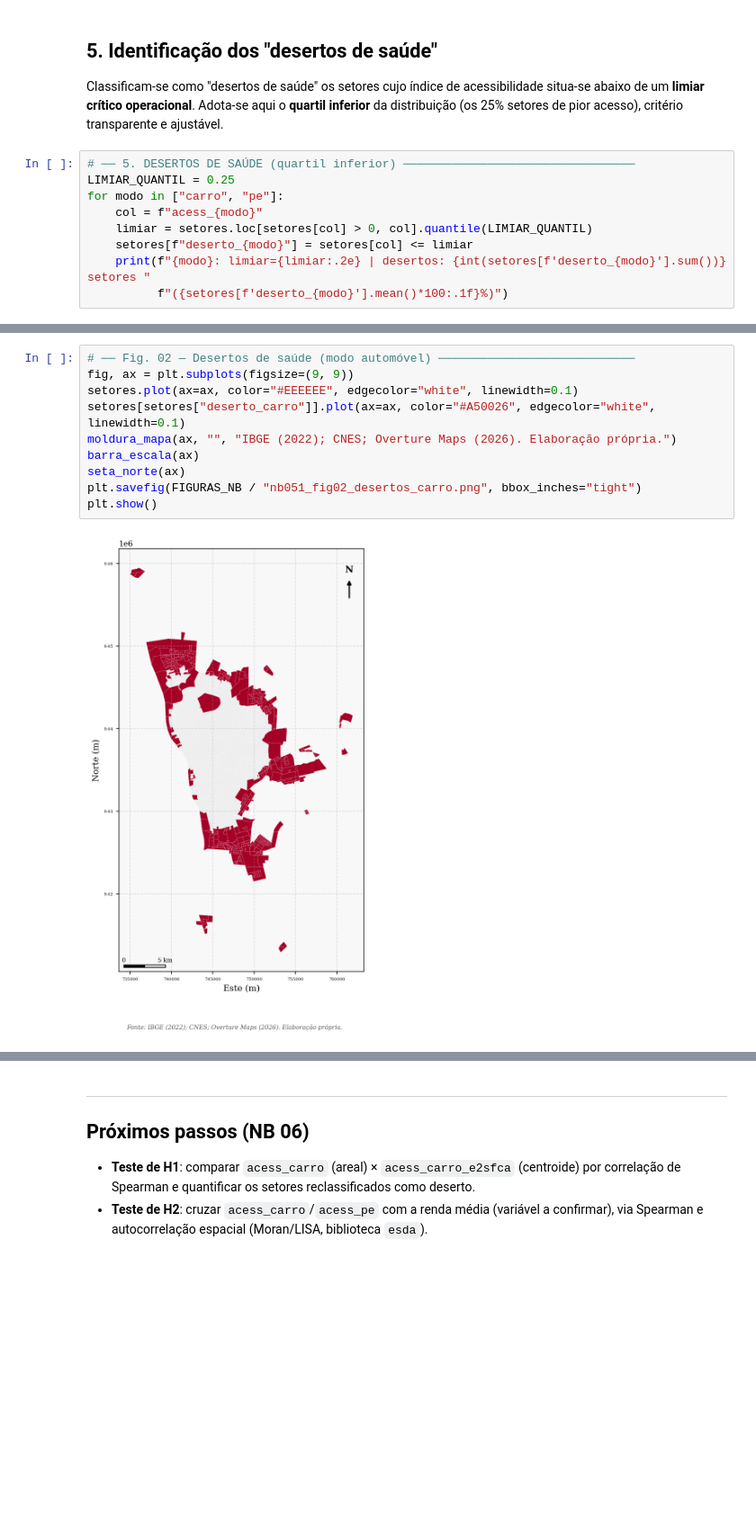
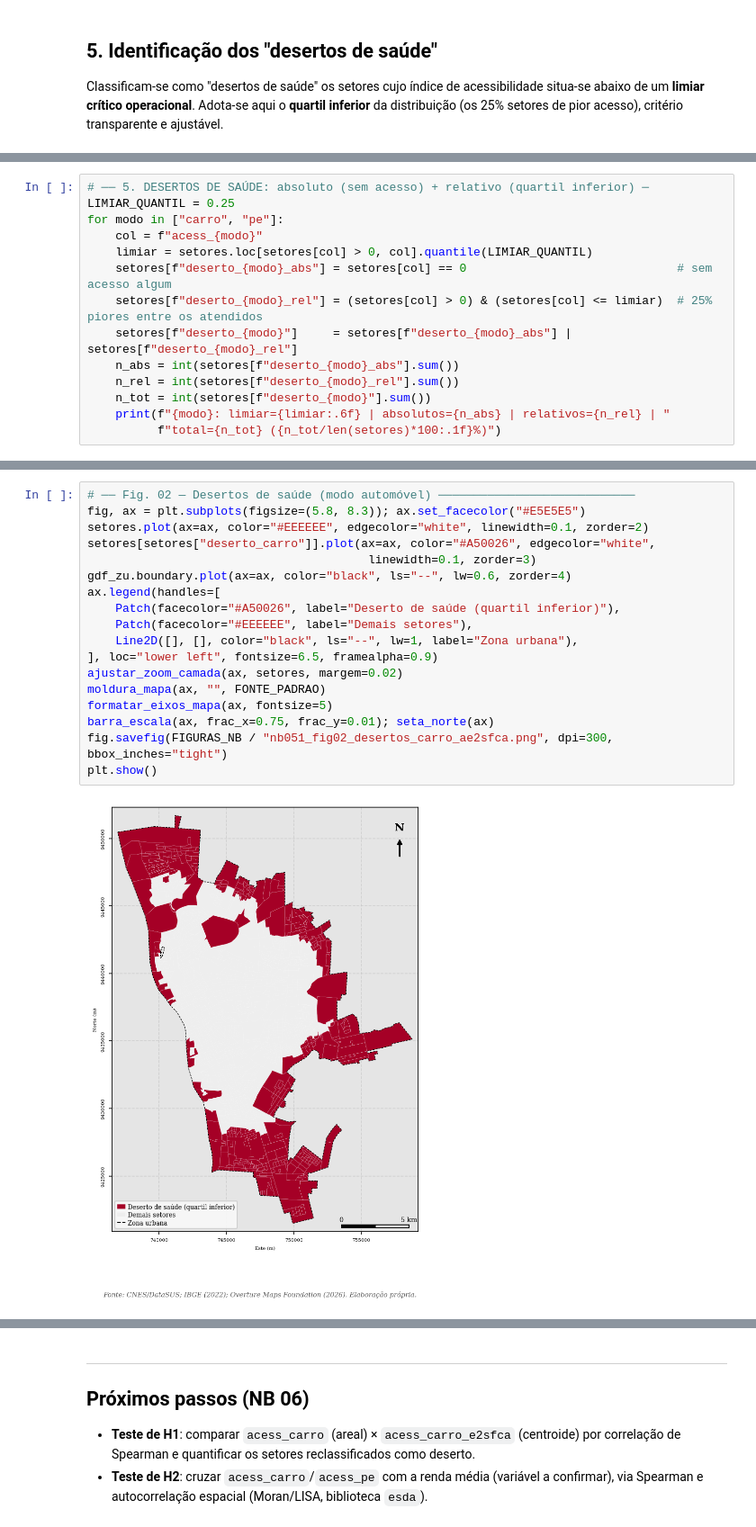
Before and after one commit to felipedantas-pi/ae2sfca-ubs, a Jupyter notebook: notebooks/05.1_Índice_de_Acessibilidade AE2SFCA.ipynb, the cells around one changed output, grey strips where cells are left out. Shown at 90% size. Saved outputs shown, nothing was run; the diff lists cells and outputs as text; blank space fills up the shorter version.

```diff
--- a/notebooks/05.1_Índice_de_Acessibilidade AE2SFCA.ipynb
+++ b/notebooks/05.1_Índice_de_Acessibilidade AE2SFCA.ipynb
@@ -145,12 +144,3 @@ print("✅ Baseline E2SFCA (centroide) calculado.")
 Classificam-se como "desertos de saúde" os setores cujo índice de acessibilidade situa-se
 abaixo de um **limiar crítico operacional**. Adota-se aqui o **quartil inferior** da
 distribuição (os 25% setores de pior acesso), critério transparente e ajustável.
-# %%
-# ── 5. DESERTOS DE SAÚDE (quartil inferior) ─────────────────────────────────
-LIMIAR_QUANTIL = 0.25
-for modo in ["carro", "pe"]:
-    col = f"acess_{modo}"
-    limiar = setores.loc[setores[col] > 0, col].quantile(LIMIAR_QUANTIL)
-    setores[f"deserto_{modo}"] = setores[col] <= limiar
-    print(f"{modo}: limiar={limiar:.2e} | desertos: {int(setores[f'deserto_{modo}'].sum())} setores "
-          f"({setores[f'deserto_{modo}'].mean()*100:.1f}%)")
@@ -159,0 +147,14 @@ pe: limiar=3.82e-04 | desertos: 386 setores (27.5%)
+# %%
+# ── 5. DESERTOS DE SAÚDE: absoluto (sem acesso) + relativo (quartil inferior) ─
+LIMIAR_QUANTIL = 0.25
+for modo in ["carro", "pe"]:
+    col = f"acess_{modo}"
+    limiar = setores.loc[setores[col] > 0, col].quantile(LIMIAR_QUANTIL)
+    setores[f"deserto_{modo}_abs"] = setores[col] == 0                              # sem acesso algum
+    setores[f"deserto_{modo}_rel"] = (setores[col] > 0) & (setores[col] <= limiar)  # 25% piores entre os atendidos
+    setores[f"deserto_{modo}"]     = setores[f"deserto_{modo}_abs"] | setores[f"deserto_{modo}_rel"]
+    n_abs = int(setores[f"deserto_{modo}_abs"].sum())
+    n_rel = int(setores[f"deserto_{modo}_rel"].sum())
+    n_tot = int(setores[f"deserto_{modo}"].sum())
+    print(f"{modo}: limiar={limiar:.6f} | absolutos={n_abs} | relativos={n_rel} | "
+          f"total={n_tot} ({n_tot/len(setores)*100:.1f}%)")
@@ -178,12 +224,20 @@ plt.show()
 # %%
 # ── Fig. 02 — Desertos de saúde (modo automóvel) ────────────────────────────
-fig, ax = plt.subplots(figsize=(9, 9))
-setores.plot(ax=ax, color="#EEEEEE", edgecolor="white", linewidth=0.1)
-setores[setores["deserto_carro"]].plot(ax=ax, color="#A50026", edgecolor="white", linewidth=0.1)
-moldura_mapa(ax, "", "IBGE (2022); CNES; Overture Maps (2026). Elaboração própria.")
-barra_escala(ax)
-seta_norte(ax)
-plt.savefig(FIGURAS_NB / "nb051_fig02_desertos_carro.png", bbox_inches="tight")
+fig, ax = plt.subplots(figsize=(5.8, 8.3)); ax.set_facecolor("#E5E5E5")
+setores.plot(ax=ax, color="#EEEEEE", edgecolor="white", linewidth=0.1, zorder=2)
+setores[setores["deserto_carro"]].plot(ax=ax, color="#A50026", edgecolor="white",
+                                        linewidth=0.1, zorder=3)
+gdf_zu.boundary.plot(ax=ax, color="black", ls="--", lw=0.6, zorder=4)
+ax.legend(handles=[
+    Patch(facecolor="#A50026", label="Deserto de saúde (quartil inferior)"),
+    Patch(facecolor="#EEEEEE", label="Demais setores"),
+    Line2D([], [], color="black", ls="--", lw=1, label="Zona urbana"),
+], loc="lower left", fontsize=6.5, framealpha=0.9)
+ajustar_zoom_camada(ax, setores, margem=0.02)
+moldura_mapa(ax, "", FONTE_PADRAO)
+formatar_eixos_mapa(ax, fontsize=5)
+barra_escala(ax, frac_x=0.75, frac_y=0.01); seta_norte(ax)
+fig.savefig(FIGURAS_NB / "nb051_fig02_desertos_carro_ae2sfca.png", dpi=300, bbox_inches="tight")
 plt.show()
 # %% [output]
-[figure, old version]
+[figure, new version]
```
Also changed, not shown: parts of 14 cells of this notebook, 7 other files.
